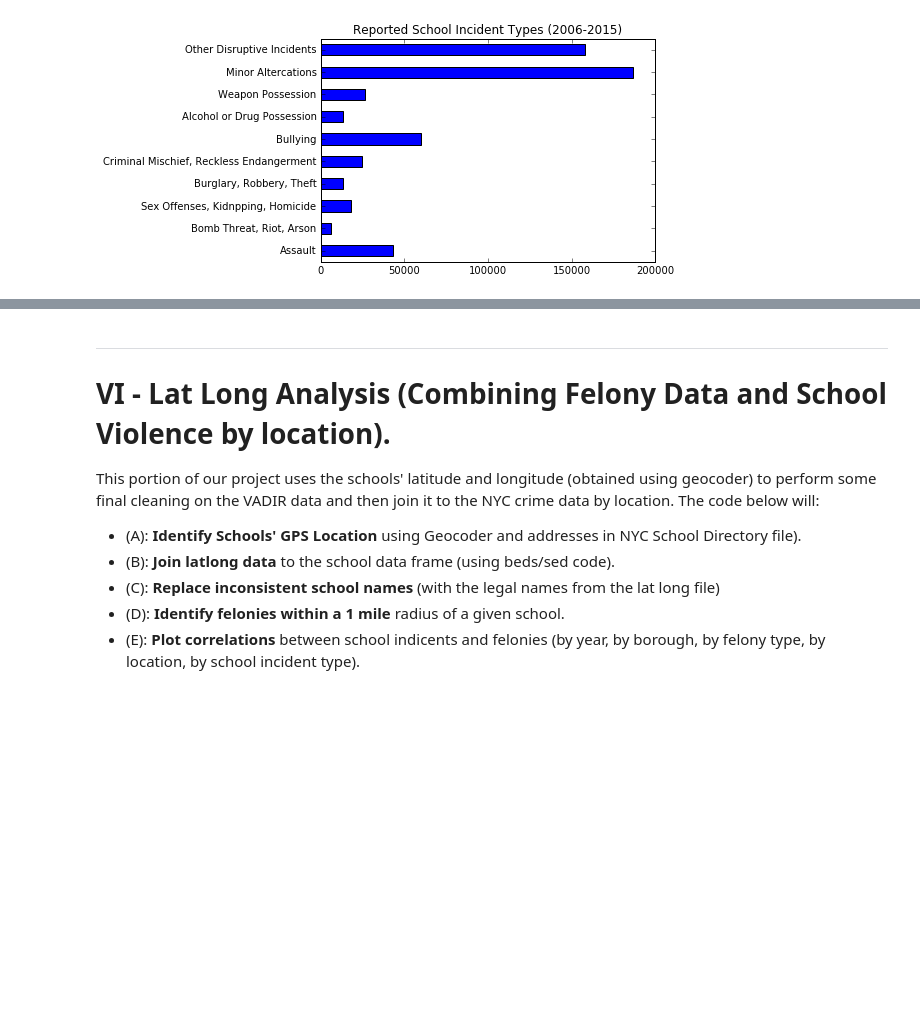
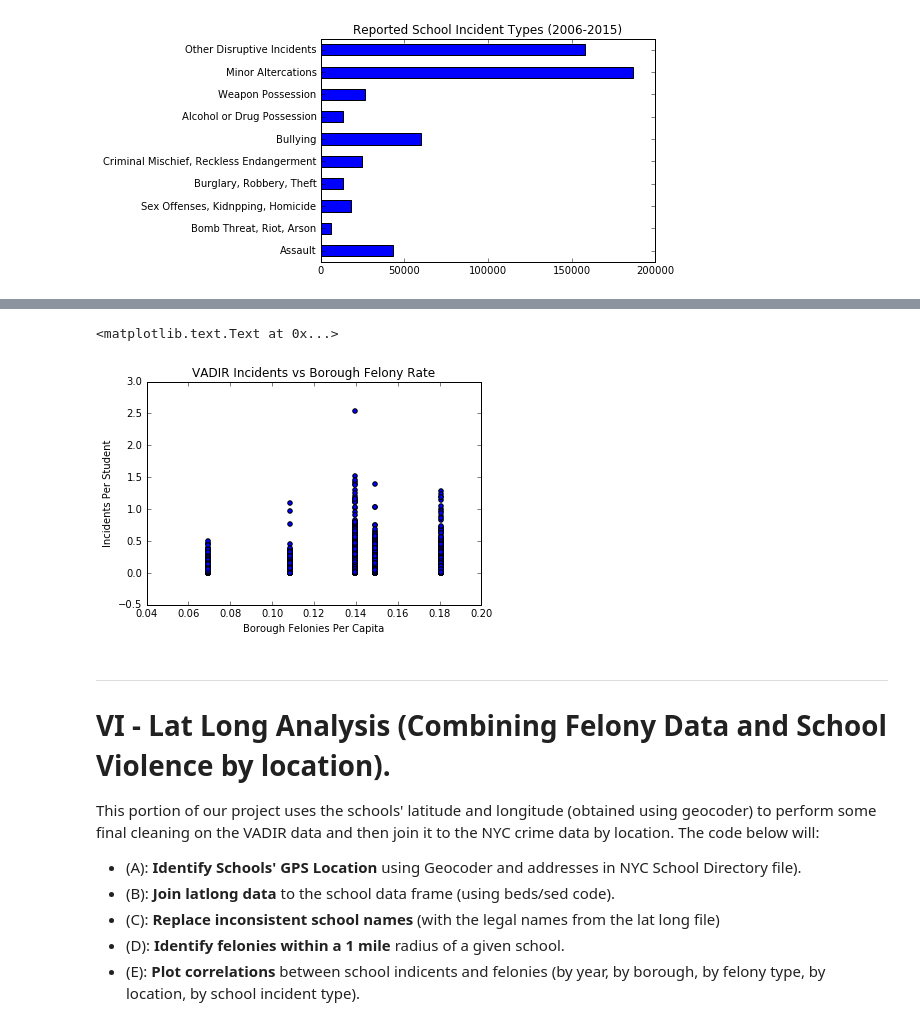
Before and after one commit to mmillervedam/INFOW18_FinalProject, a Jupyter notebook: Final Project Notebook.ipynb, the cells around one changed output, grey strips where cells are left out. Saved outputs shown, nothing was run; the diff lists cells and outputs as text; code cells hidden in the pictures; blank space fills up the shorter version.

```diff
--- a/Final Project Notebook.ipynb
+++ b/Final Project Notebook.ipynb
@@ -547,3 +582,15 @@ school_df[cols_to_plot].sum().plot(kind='barh', title="Reported School Incident
+# %%
+# VADIR incidents per student vs per capita felonies by borough.
+# ... I think this is the wrong kind of plot for this sort of thing....
+per_capita = (felony_df.Borough.value_counts() / borough_df['2010 Population']).to_dict()
+per_capita = {k.title():per_capita[k] for k in per_capita.keys()}
+school_df['Borough Felonies Per Capita'] = school_df.County.map(per_capita)
+school_df['Incidents Per Student']= school_df.apply(lambda x: x['Total Incidents']/x.Enrollment, axis=1)
+school_df.plot(x='Borough Felonies Per Capita', y='Incidents Per Student', kind='scatter')
+plt.title('VADIR Incidents vs Borough Felony Rate')
+# %% [output]
+<matplotlib.text.Text at 0x...>
+[figure, added]
 # %% [markdown]
 ----
 
```
Also changed, not shown: parts of 6 cells of this notebook.
